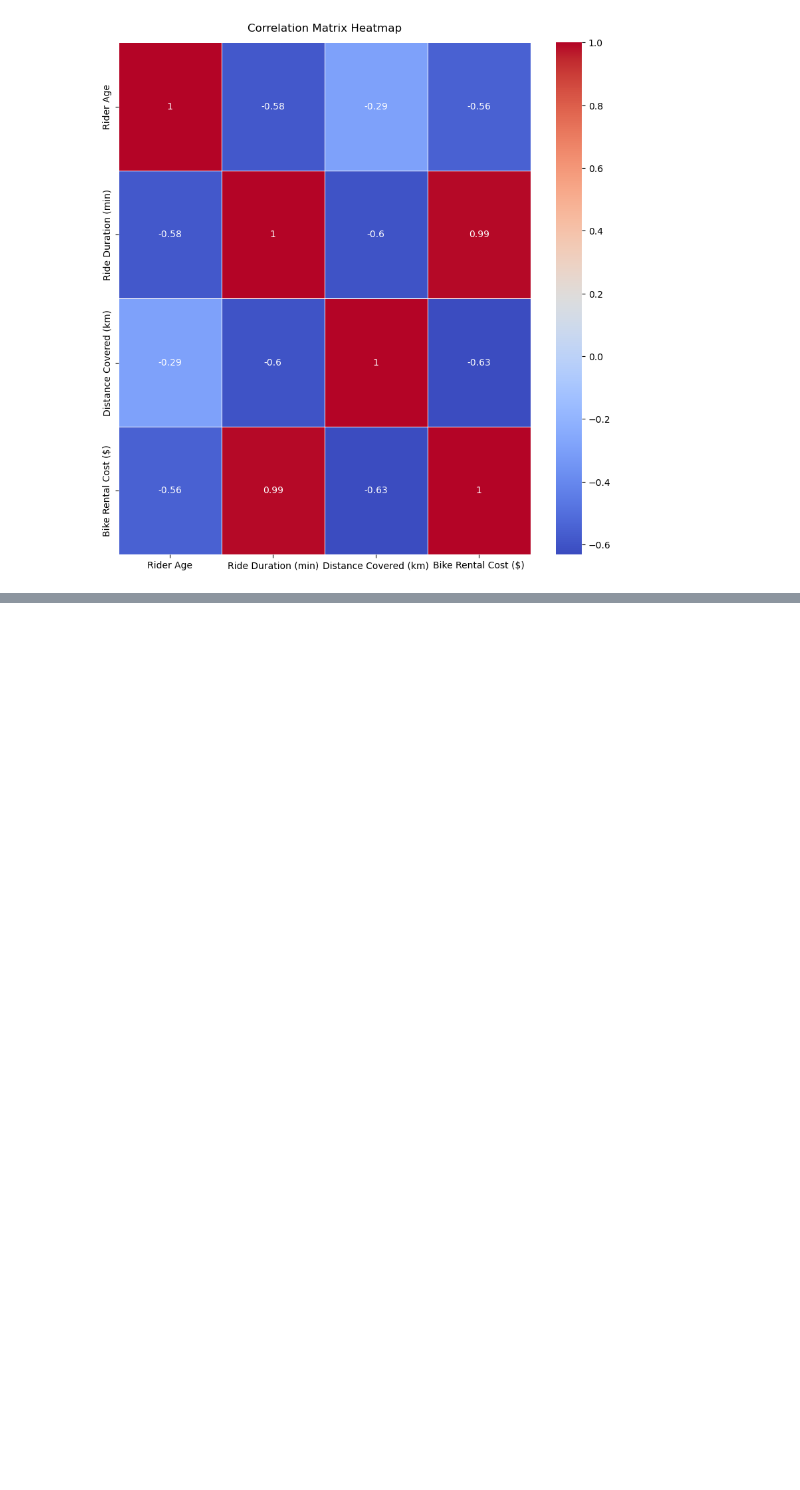
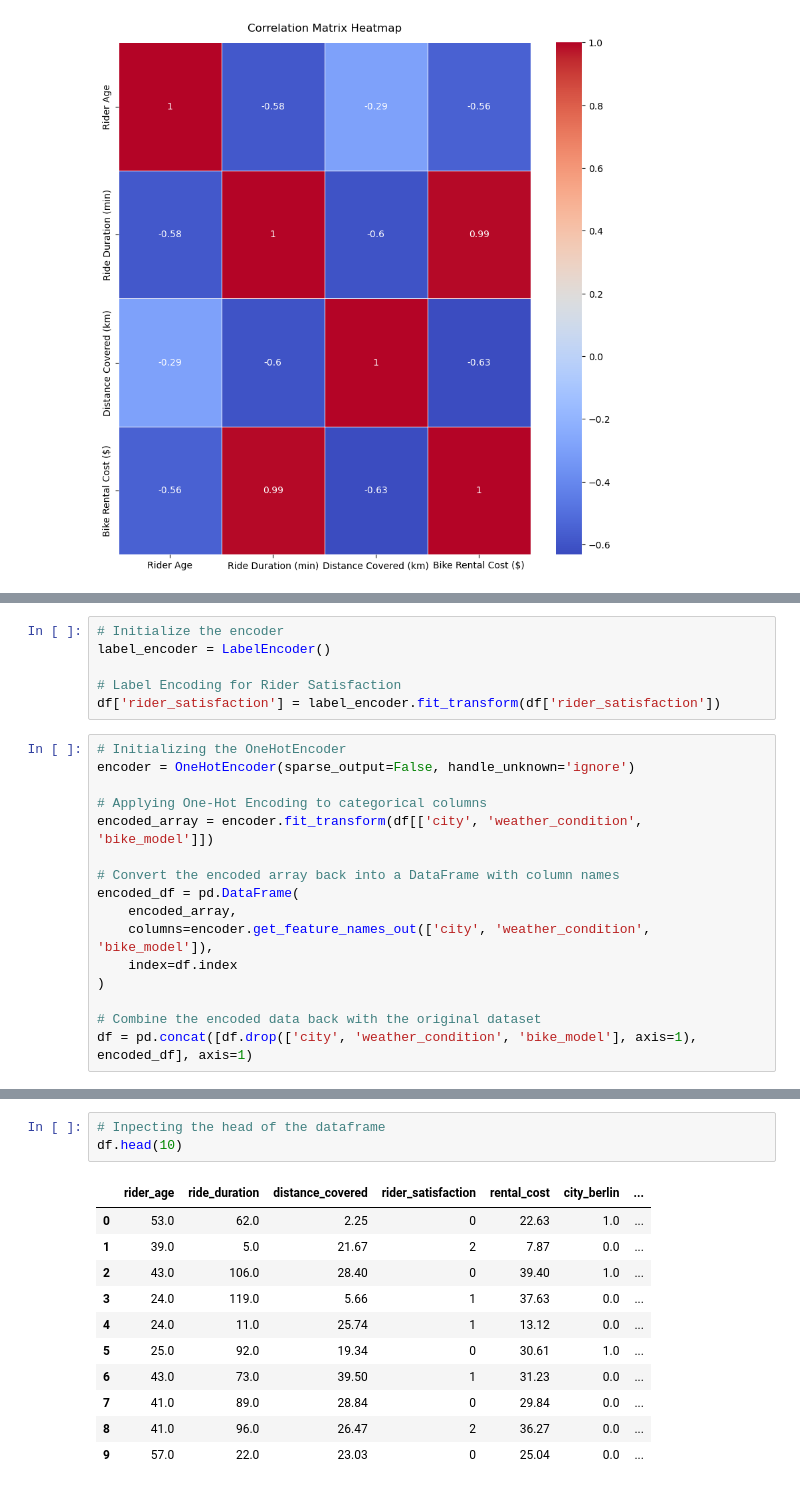
Before and after one commit to OnionKnightN/dynamic-pricing-regression-model, a Jupyter notebook: Hdip_Hoai_Nhan_Nguyen_2024.ipynb, the cells around one changed output, grey strips where cells are left out. Cells and saved outputs as stored; diff of their text form; blank space fills up the shorter version.

```diff
--- a/Hdip_Hoai_Nhan_Nguyen_2024.ipynb
+++ b/Hdip_Hoai_Nhan_Nguyen_2024.ipynb
@@ -498,0 +558,22 @@ plt.show()
+# %%
+# Initialize the encoder
+label_encoder = LabelEncoder()
+
+# Label Encoding for Rider Satisfaction
+df['rider_satisfaction'] = label_encoder.fit_transform(df['rider_satisfaction'])
+# %%
+# Initializing the OneHotEncoder
+encoder = OneHotEncoder(sparse_output=False, handle_unknown='ignore')
+
+# Applying One-Hot Encoding to categorical columns
+encoded_array = encoder.fit_transform(df[['city', 'weather_condition', 'bike_model']])
+
+# Convert the encoded array back into a DataFrame with column names
+encoded_df = pd.DataFrame(
+    encoded_array,
+    columns=encoder.get_feature_names_out(['city', 'weather_condition', 'bike_model']),
+    index=df.index
+)
+
+# Combine the encoded data back with the original dataset
+df = pd.concat([df.drop(['city', 'weather_condition', 'bike_model'], axis=1), encoded_df], axis=1)
@@ -498,0 +601,15 @@ plt.show()
+# %%
+# Inpecting the head of the dataframe
+df.head(10)
+# %% [output]
+|  | rider_age | ride_duration | distance_covered | rider_satisfaction | rental_cost | city_berlin | ... |
+| 0 | 53.0 | 62.0 | 2.25 | 0 | 22.63 | 1.0 | ... |
+| 1 | 39.0 | 5.0 | 21.67 | 2 | 7.87 | 0.0 | ... |
+| 2 | 43.0 | 106.0 | 28.40 | 0 | 39.40 | 1.0 | ... |
+| 3 | 24.0 | 119.0 | 5.66 | 1 | 37.63 | 0.0 | ... |
+| 4 | 24.0 | 11.0 | 25.74 | 1 | 13.12 | 0.0 | ... |
+| 5 | 25.0 | 92.0 | 19.34 | 0 | 30.61 | 1.0 | ... |
+| 6 | 43.0 | 73.0 | 39.50 | 1 | 31.23 | 0.0 | ... |
+| 7 | 41.0 | 89.0 | 28.84 | 0 | 29.84 | 0.0 | ... |
+| 8 | 41.0 | 96.0 | 26.47 | 2 | 36.27 | 0.0 | ... |
+| 9 | 57.0 | 22.0 | 23.03 | 0 | 25.04 | 0.0 | ... |
```
Also changed, not shown: parts of 7 cells of this notebook.
